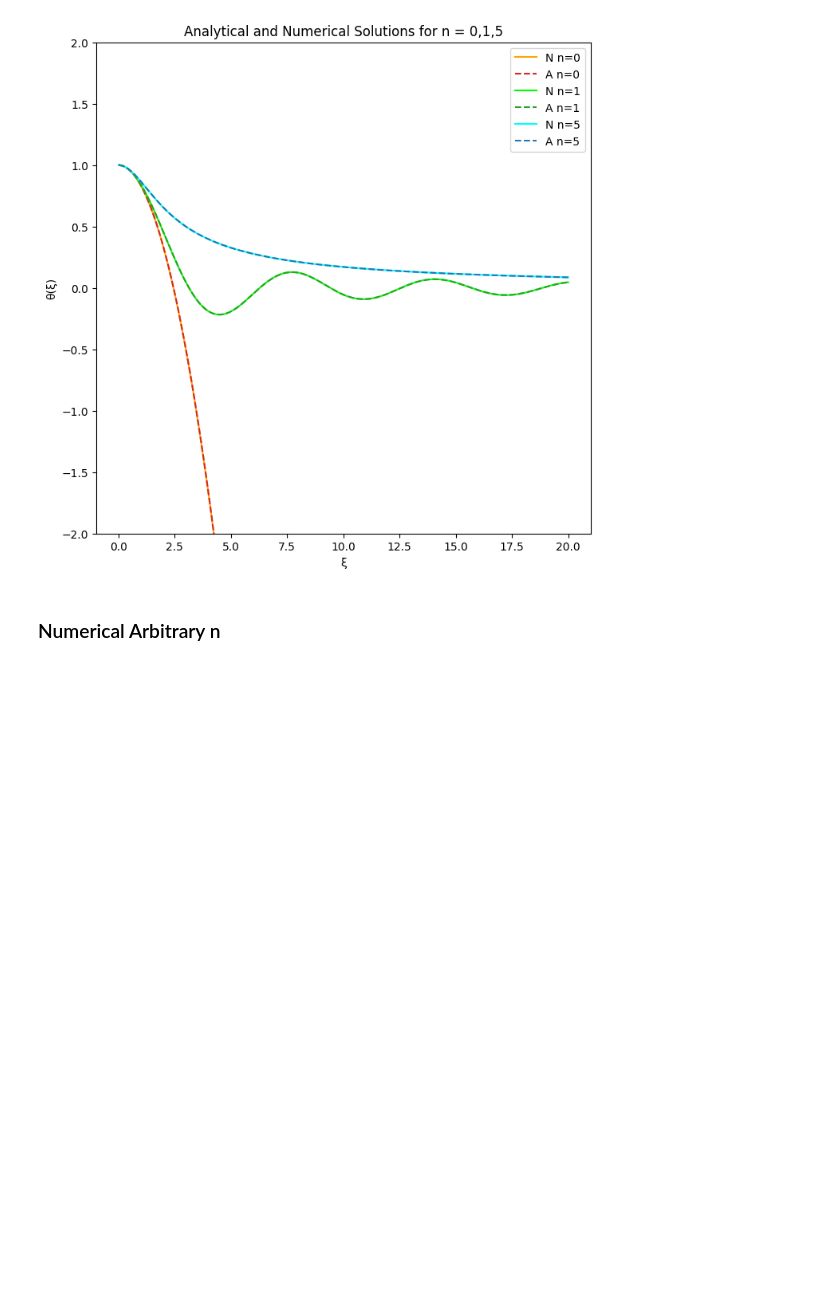
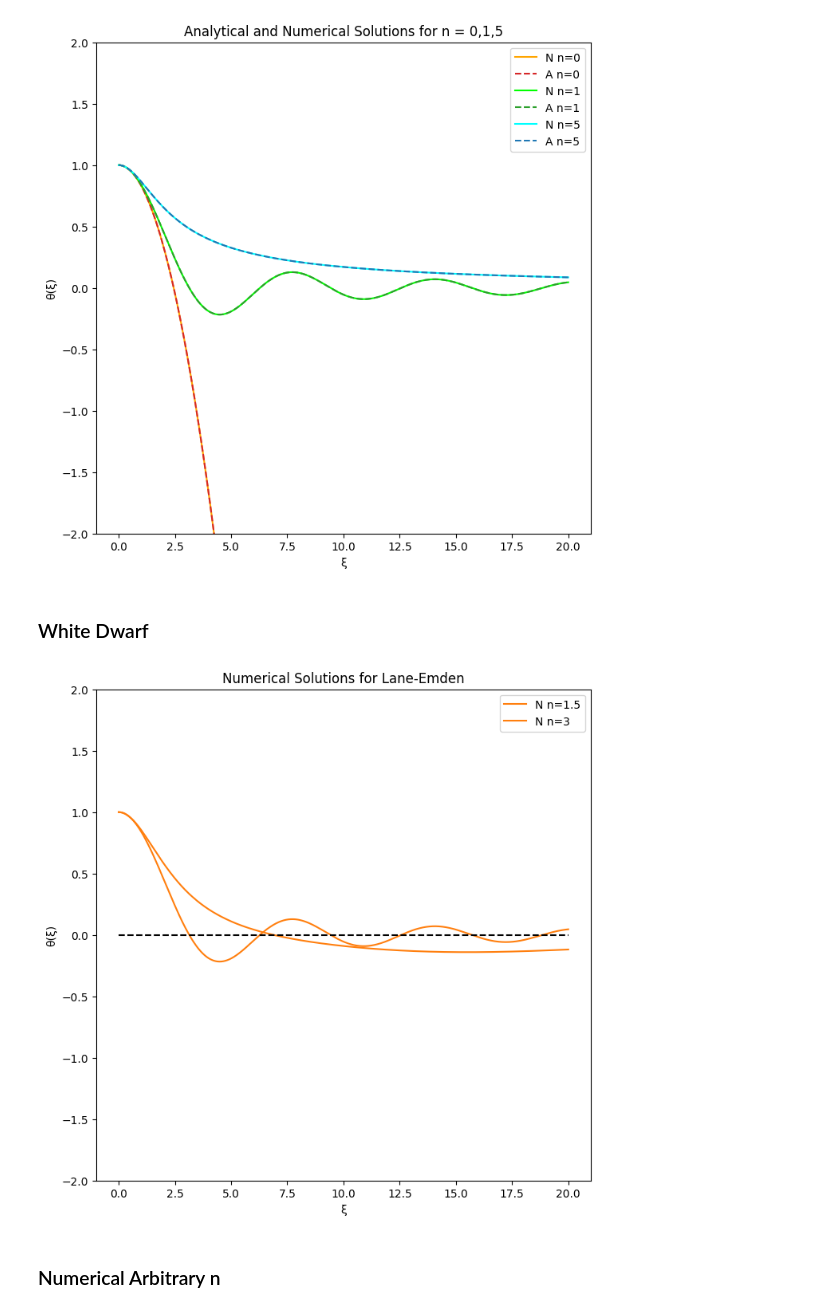
Before and after one commit to notbigbrad/p4theogroup, a Jupyter notebook: graphs.ipynb, the cells around one changed output. Saved outputs shown, nothing was run; the diff lists cells and outputs as text; code cells hidden in the pictures; blank space fills up the shorter version.

```diff
--- a/graphs.ipynb
+++ b/graphs.ipynb
@@ -31,6 +31,25 @@ plt.legend()
 plt.show()
 # %% [output]
 [figure]
+# %% [markdown]
+### White Dwarf
+# %%
+f = np.loadtxt("./output/laneEmdenSolutions.csv", delimiter=",", dtype="float")
+
+x = np.linspace(np.min(f.T[0]), np.max(f.T[0]), 1000)
+
+plt.figure(figsize=[8,8])
+plt.title("Numerical Solutions for Lane-Emden")
+plt.plot(f.T[0], f.T[8], label="N n=1.5", color="tab:orange")
+plt.plot(f.T[0], f.T[11], label="N n=3", color="tab:orange")
+plt.plot(x,x*0, color="black", linestyle="dashed")
+plt.xlabel("ξ")
+plt.ylabel("θ(ξ)")
+plt.ylim(-2,2)
+plt.legend()
+plt.show()
+# %% [output]
+[figure, added]
 # %% [markdown]
 ### Numerical Arbitrary n
 # %%
```
Also changed, not shown: parts of 7 cells of this notebook, 22 other files.
